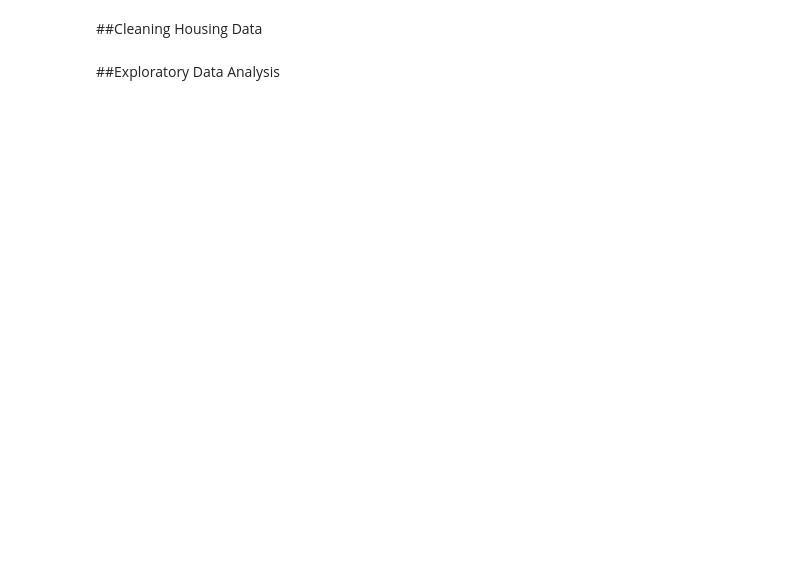
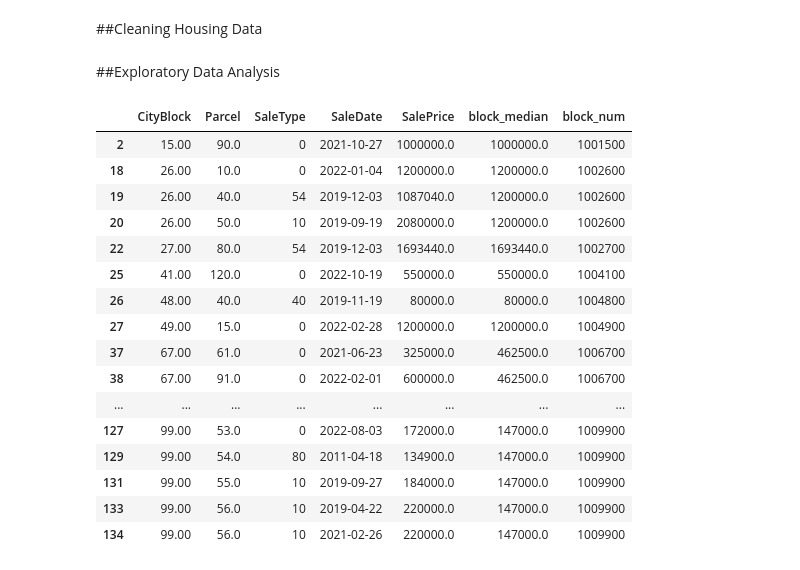
Before and after one commit to garrettfarley9/STL_neighborhood_trees, a Jupyter notebook: stl_tree_cleaning.ipynb, the cells around one changed output. Cells and saved outputs as stored; diff of their text form; code cells hidden in the pictures; blank space fills up the shorter version.

```diff
--- a/stl_tree_cleaning.ipynb
+++ b/stl_tree_cleaning.ipynb
@@ -117,7 +127,7 @@ array(['Maple, red', 'Maple, silver (restricted use)', 'Vacant',
 # %%
 import pandas as pd
 # %%
-bdf = pd.read_csv('/content/PrclSale.csv')
+bdf = pd.read_csv('PrclSale.csv')
 bdf['SaleDate'] = pd.to_datetime(bdf['SaleDate'])
 
 bdf = bdf.loc[bdf['SaleDate'] >= '2010-01-01']
@@ -132,3 +142,23 @@ bdf['block_num']= bdf['block_num'].astype(int)
 bdf.to_csv('median_block')
 # %% [markdown]
 ##Exploratory Data Analysis
+# %%
+bdf.head(50)
+# %% [output]
+|  | CityBlock | Parcel | SaleType | SaleDate | SalePrice | block_median | block_num |
+| 2 | 15.00 | 90.0 | 0 | 2021-10-27 | 1000000.0 | 1000000.0 | 1001500 |
+| 18 | 26.00 | 10.0 | 0 | 2022-01-04 | 1200000.0 | 1200000.0 | 1002600 |
+| 19 | 26.00 | 40.0 | 54 | 2019-12-03 | 1087040.0 | 1200000.0 | 1002600 |
+| 20 | 26.00 | 50.0 | 10 | 2019-09-19 | 2080000.0 | 1200000.0 | 1002600 |
+| 22 | 27.00 | 80.0 | 54 | 2019-12-03 | 1693440.0 | 1693440.0 | 1002700 |
+| 25 | 41.00 | 120.0 | 0 | 2022-10-19 | 550000.0 | 550000.0 | 1004100 |
+| 26 | 48.00 | 40.0 | 40 | 2019-11-19 | 80000.0 | 80000.0 | 1004800 |
+| 27 | 49.00 | 15.0 | 0 | 2022-02-28 | 1200000.0 | 1200000.0 | 1004900 |
+| 37 | 67.00 | 61.0 | 0 | 2021-06-23 | 325000.0 | 462500.0 | 1006700 |
+| 38 | 67.00 | 91.0 | 0 | 2022-02-01 | 600000.0 | 462500.0 | 1006700 |
+| ... | ... | ... | ... | ... | ... | ... | ... |
+| 127 | 99.00 | 53.0 | 0 | 2022-08-03 | 172000.0 | 147000.0 | 1009900 |
+| 129 | 99.00 | 54.0 | 80 | 2011-04-18 | 134900.0 | 147000.0 | 1009900 |
+| 131 | 99.00 | 55.0 | 10 | 2019-09-27 | 184000.0 | 147000.0 | 1009900 |
+| 133 | 99.00 | 56.0 | 10 | 2019-04-22 | 220000.0 | 147000.0 | 1009900 |
+| 134 | 99.00 | 56.0 | 10 | 2021-02-26 | 220000.0 | 147000.0 | 1009900 |
```
Also changed, not shown: parts of 14 cells of this notebook.
